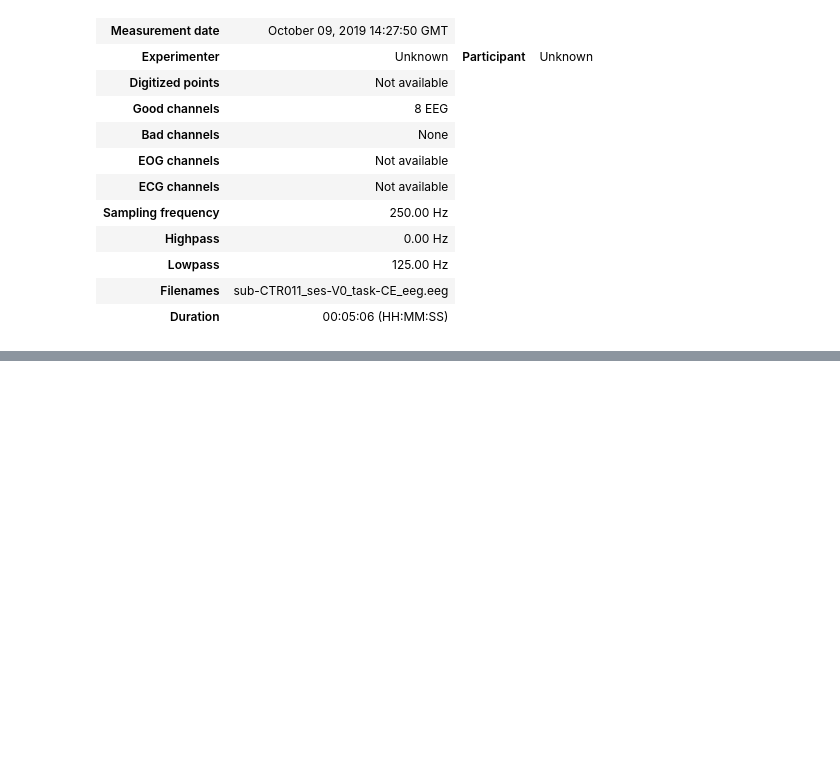
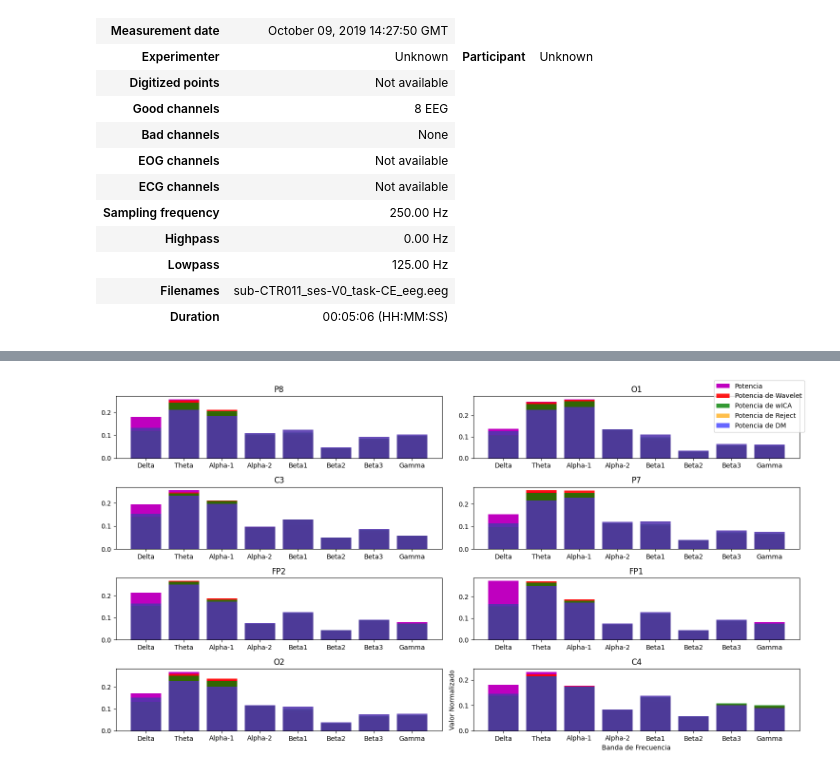
Before and after one commit to GRUNECO/eeg_harmonization, a Jupyter notebook: misc/check_stages_prep.ipynb, the cells around one changed output, grey strips where cells are left out. Drawn from its saved outputs; the diff is of its cells as text; code cells hidden in the pictures; blank space fills up the shorter version.

```diff
--- a/misc/check_stages_prep.ipynb
+++ b/misc/check_stages_prep.ipynb
@@ -627,0 +618,37 @@ done
+# %%
+import matplotlib.pyplot as plt
+
+# Lista de conjuntos de datos
+datasets = [pot, pot_wav, pot_wica, pot_reject, pot_dm]
+dataset_names = ['Potencia', 'Potencia de Wavelet', 'Potencia de wICA', 'Potencia de Reject', 'Potencia de DM']
+colors=['m','r','g','orange','b']
+
+# Crear subplots para cada conjunto de datos
+fig, axs = plt.subplots(4, 2, figsize=(15, 8))
+
+# Iterar sobre cada conjunto de datos
+for i, dataset in enumerate(datasets):
+    # Iterar sobre cada canal
+    for j, (channel, values) in enumerate(dataset.items()):
+        bands = list(values.keys())
+        values = list(values.values())
+
+        # Calcular la posición en los subplots
+        row = j // 2
+        col = j % 2
+        alpha = 1.0 - i * 0.1
+        # Graficar barras
+        axs[row, col].bar(bands, values, label=dataset_names[i],color=colors[i],alpha=alpha)
+        axs[row, col].set_title(channel)
+
+# Añadir leyenda
+handles, labels = axs[0, 0].get_legend_handles_labels()
+fig.legend(handles, labels, loc='upper right')
+
+# Ajustes finales
+plt.xlabel('Banda de Frecuencia')
+plt.ylabel('Valor Normalizado')
+plt.tight_layout()
+plt.show()
+# %% [output]
+[figure, added]
```
Also changed, not shown: parts of 13 cells of this notebook.
